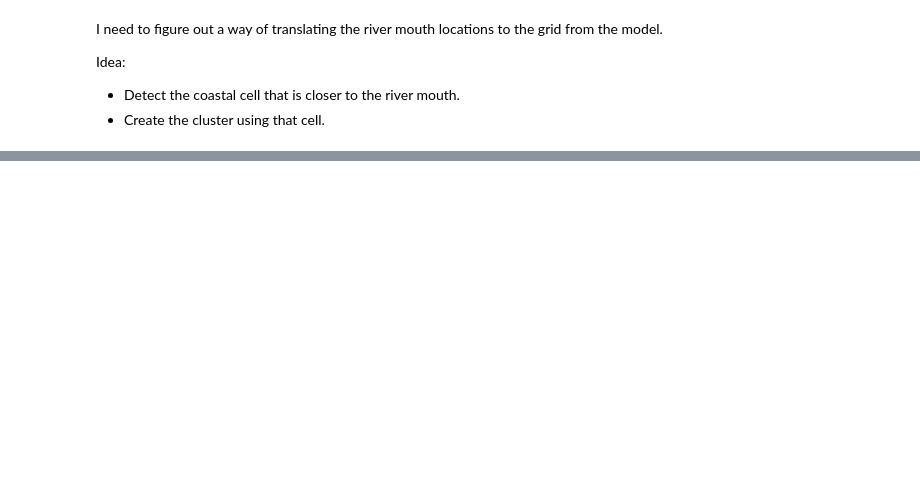
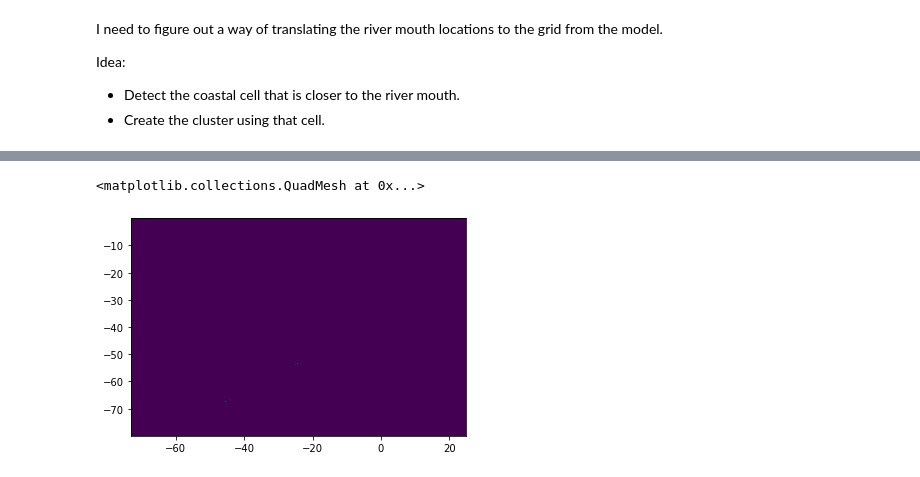
Before and after one commit to OceanParcels/BayesianAnalysis_SouthAtlantic, a Jupyter notebook: notebooks/Standard_method_release_particles_from_river_locations.ipynb, the cells around one changed output, grey strips where cells are left out. Drawn from its saved outputs; the diff is of its cells as text; code cells hidden in the pictures; blank space fills up the shorter version.

```diff
--- a/notebooks/Standard_method_release_particles_from_river_locations.ipynb
+++ b/notebooks/Standard_method_release_particles_from_river_locations.ipynb
@@ -38,0 +142,3 @@ Attributes:
+# %%
+hist, _,_ = np.histogram2d(coordinates[:, 0], coordinates[:, 0], bins=coast.shape,
+                            range=[[lons.min(), lons.max()], [lats.min(), lats.max()]])
@@ -38,0 +159,5 @@ Attributes:
+# %%
+plt.pcolormesh(X, Y, hist, shading='auto')
+# %% [output]
+<matplotlib.collections.QuadMesh at 0x...>
+[figure, added]
```
Also changed, not shown: parts of 18 cells of this notebook, 2 other files.
